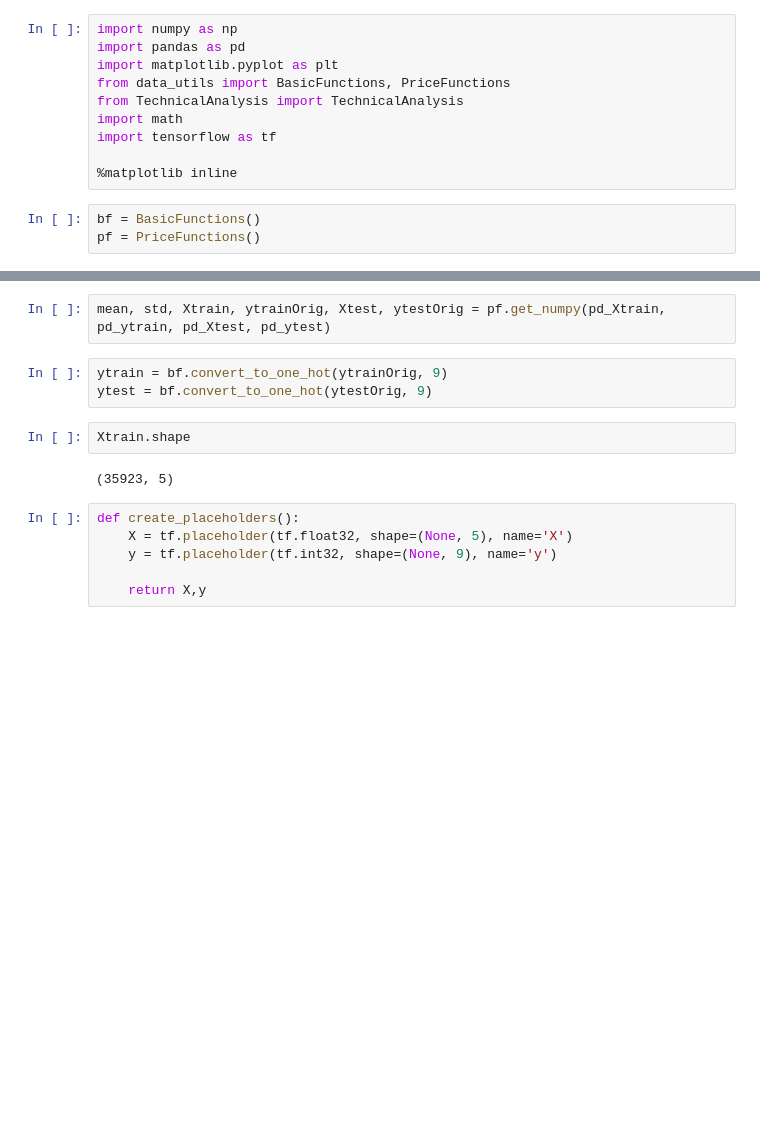
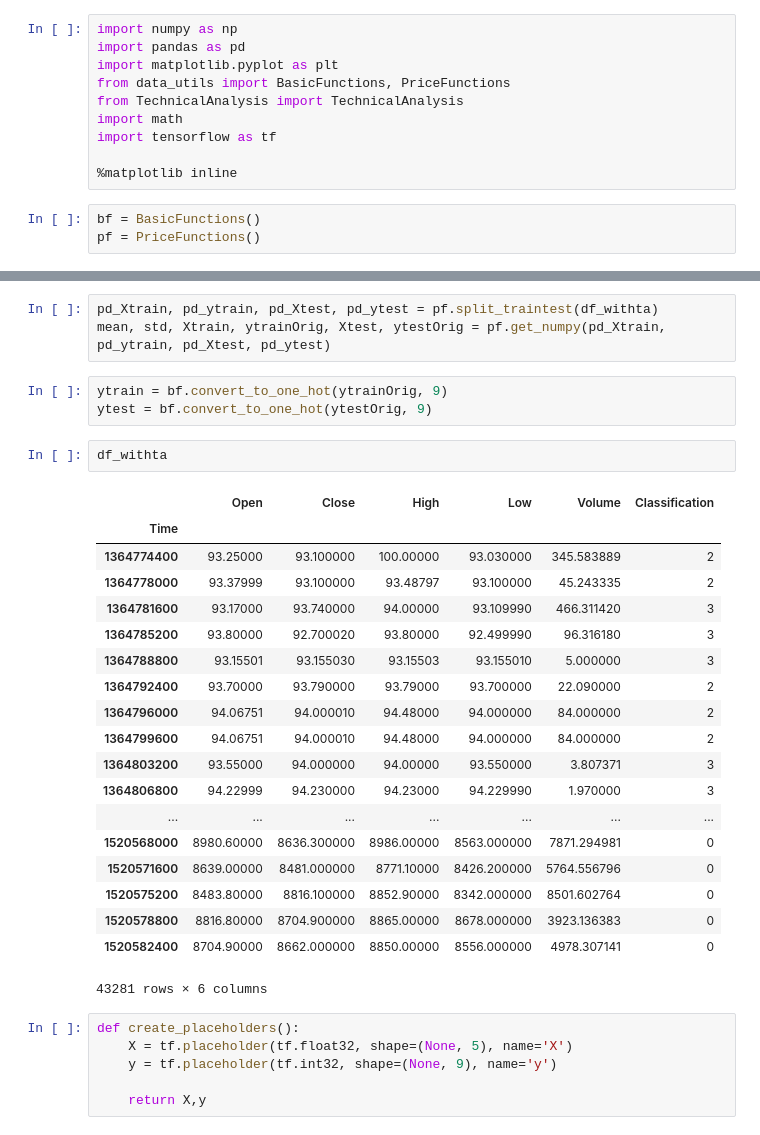
Before and after one commit to warproxxx/CryptoPredictor, a Jupyter notebook: CryptoPredictor/TensorFlow.ipynb, the cells around one changed output, grey strips where cells are left out. Cells and saved outputs as stored; diff of their text form; blank space fills up the shorter version.

```diff
--- a/CryptoPredictor/TensorFlow.ipynb
+++ b/CryptoPredictor/TensorFlow.ipynb
@@ -50,12 +56,31 @@ df
 # %%
+pd_Xtrain, pd_ytrain, pd_Xtest, pd_ytest = pf.split_traintest(df_withta)
 mean, std, Xtrain, ytrainOrig, Xtest, ytestOrig = pf.get_numpy(pd_Xtrain, pd_ytrain, pd_Xtest, pd_ytest)
 # %%
 ytrain = bf.convert_to_one_hot(ytrainOrig, 9)
 ytest = bf.convert_to_one_hot(ytestOrig, 9)
-# %%
-Xtrain.shape
-# %% [output]
-(35923, 5)
+# %%
+df_withta
+# %% [output]
+|  | Open | Close | High | Low | Volume | Classification |
+| Time |  |  |  |  |  |  |
+| 1364774400 | 93.25000 | 93.100000 | 100.00000 | 93.030000 | 345.583889 | 2 |
+| 1364778000 | 93.37999 | 93.100000 | 93.48797 | 93.100000 | 45.243335 | 2 |
+| 1364781600 | 93.17000 | 93.740000 | 94.00000 | 93.109990 | 466.311420 | 3 |
+| 1364785200 | 93.80000 | 92.700020 | 93.80000 | 92.499990 | 96.316180 | 3 |
+| 1364788800 | 93.15501 | 93.155030 | 93.15503 | 93.155010 | 5.000000 | 3 |
+| 1364792400 | 93.70000 | 93.790000 | 93.79000 | 93.700000 | 22.090000 | 2 |
+| 1364796000 | 94.06751 | 94.000010 | 94.48000 | 94.000000 | 84.000000 | 2 |
+| 1364799600 | 94.06751 | 94.000010 | 94.48000 | 94.000000 | 84.000000 | 2 |
+| 1364803200 | 93.55000 | 94.000000 | 94.00000 | 93.550000 | 3.807371 | 3 |
+| 1364806800 | 94.22999 | 94.230000 | 94.23000 | 94.229990 | 1.970000 | 3 |
+| ... | ... | ... | ... | ... | ... | ... |
+| 1520568000 | 8980.60000 | 8636.300000 | 8986.00000 | 8563.000000 | 7871.294981 | 0 |
+| 1520571600 | 8639.00000 | 8481.000000 | 8771.10000 | 8426.200000 | 5764.556796 | 0 |
+| 1520575200 | 8483.80000 | 8816.100000 | 8852.90000 | 8342.000000 | 8501.602764 | 0 |
+| 1520578800 | 8816.80000 | 8704.900000 | 8865.00000 | 8678.000000 | 3923.136383 | 0 |
+| 1520582400 | 8704.90000 | 8662.000000 | 8850.00000 | 8556.000000 | 4978.307141 | 0 |
+43281 rows × 6 columns
 # %%
 def create_placeholders():
     X = tf.placeholder(tf.float32, shape=(None, 5), name='X')
```
Also changed, not shown: parts of 10 cells of this notebook, 16 other files.
